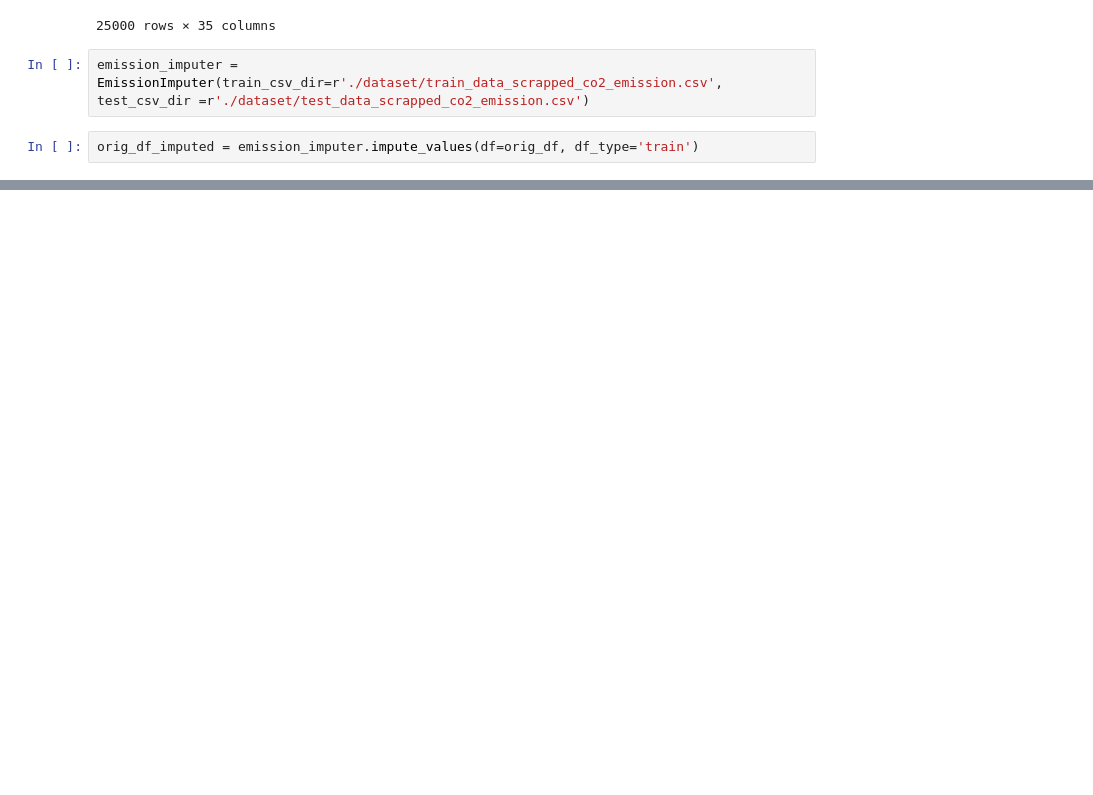
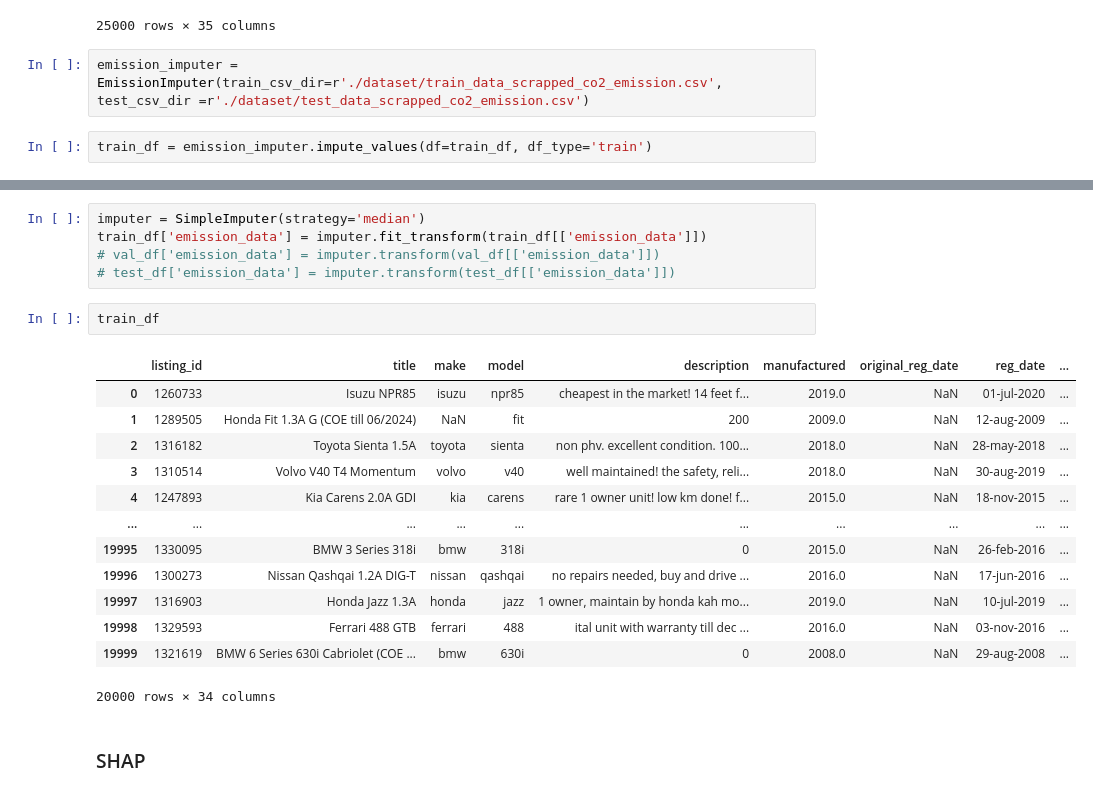
Before and after one commit to melloo21/CS5228_project, a Jupyter notebook: EDA_2.ipynb, the cells around one changed output, grey strips where cells are left out. Cells and saved outputs as stored; diff of their text form; blank space fills up the shorter version.

```diff
--- a/EDA_2.ipynb
+++ b/EDA_2.ipynb
@@ -1104,4 +1117,4 @@ orig_df_emission_data
 # %%
 emission_imputer = EmissionImputer(train_csv_dir=r'./dataset/train_data_scrapped_co2_emission.csv', test_csv_dir =r'./dataset/test_data_scrapped_co2_emission.csv')
 # %%
-orig_df_imputed = emission_imputer.impute_values(df=orig_df, df_type='train')
+train_df = emission_imputer.impute_values(df=train_df, df_type='train')
@@ -1123,0 +1121,23 @@ orig_df_imputed[orig_df_imputed['emission_data'].isna()]
+# %%
+imputer = SimpleImputer(strategy='median')
+train_df['emission_data'] = imputer.fit_transform(train_df[['emission_data']])
+# val_df['emission_data'] = imputer.transform(val_df[['emission_data']])
+# test_df['emission_data'] = imputer.transform(test_df[['emission_data']])
+# %%
+train_df
+# %% [output]
+|  | listing_id | title | make | model | description | manufactured | original_reg_date | reg_date | ... |
+| 0 | 1260733 | Isuzu NPR85 | isuzu | npr85 | cheapest in the market! 14 feet f... | 2019.0 | NaN | 01-jul-2020 | ... |
+| 1 | 1289505 | Honda Fit 1.3A G (COE till 06/2024) | NaN | fit | 200 | 2009.0 | NaN | 12-aug-2009 | ... |
+| 2 | 1316182 | Toyota Sienta 1.5A | toyota | sienta | non phv. excellent condition. 100... | 2018.0 | NaN | 28-may-2018 | ... |
+| 3 | 1310514 | Volvo V40 T4 Momentum | volvo | v40 | well maintained! the safety, reli... | 2018.0 | NaN | 30-aug-2019 | ... |
+| 4 | 1247893 | Kia Carens 2.0A GDI | kia | carens | rare 1 owner unit! low km done! f... | 2015.0 | NaN | 18-nov-2015 | ... |
+| ... | ... | ... | ... | ... | ... | ... | ... | ... | ... |
+| 19995 | 1330095 | BMW 3 Series 318i | bmw | 318i | 0 | 2015.0 | NaN | 26-feb-2016 | ... |
+| 19996 | 1300273 | Nissan Qashqai 1.2A DIG-T | nissan | qashqai | no repairs needed, buy and drive ... | 2016.0 | NaN | 17-jun-2016 | ... |
+| 19997 | 1316903 | Honda Jazz 1.3A | honda | jazz | 1 owner, maintain by honda kah mo... | 2019.0 | NaN | 10-jul-2019 | ... |
+| 19998 | 1329593 | Ferrari 488 GTB | ferrari | 488 | ital unit with warranty till dec ... | 2016.0 | NaN | 03-nov-2016 | ... |
+| 19999 | 1321619 | BMW 6 Series 630i Cabriolet (COE ... | bmw | 630i | 0 | 2008.0 | NaN | 29-aug-2008 | ... |
+20000 rows × 34 columns
+# %% [markdown]
+### SHAP
```
Also changed, not shown: parts of 8 cells of this notebook, 2 other files.
